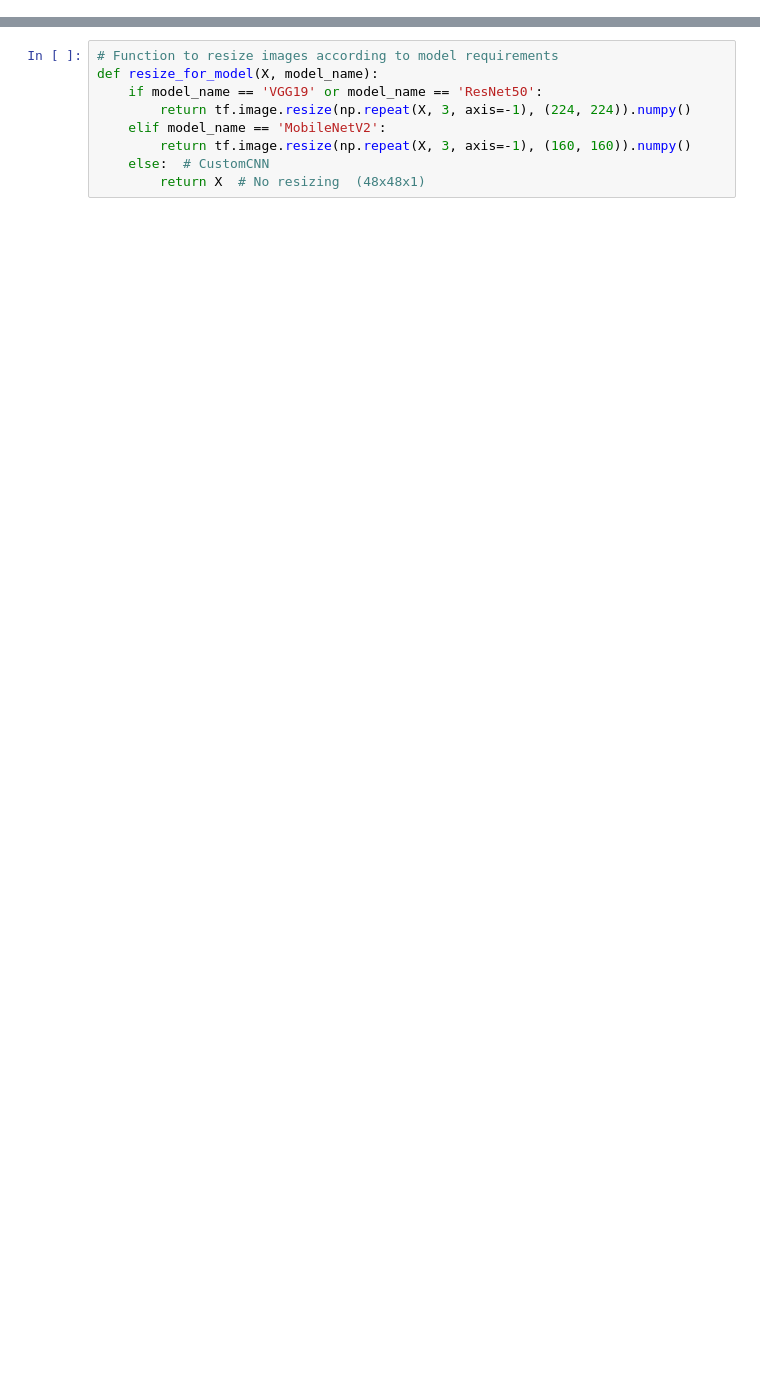
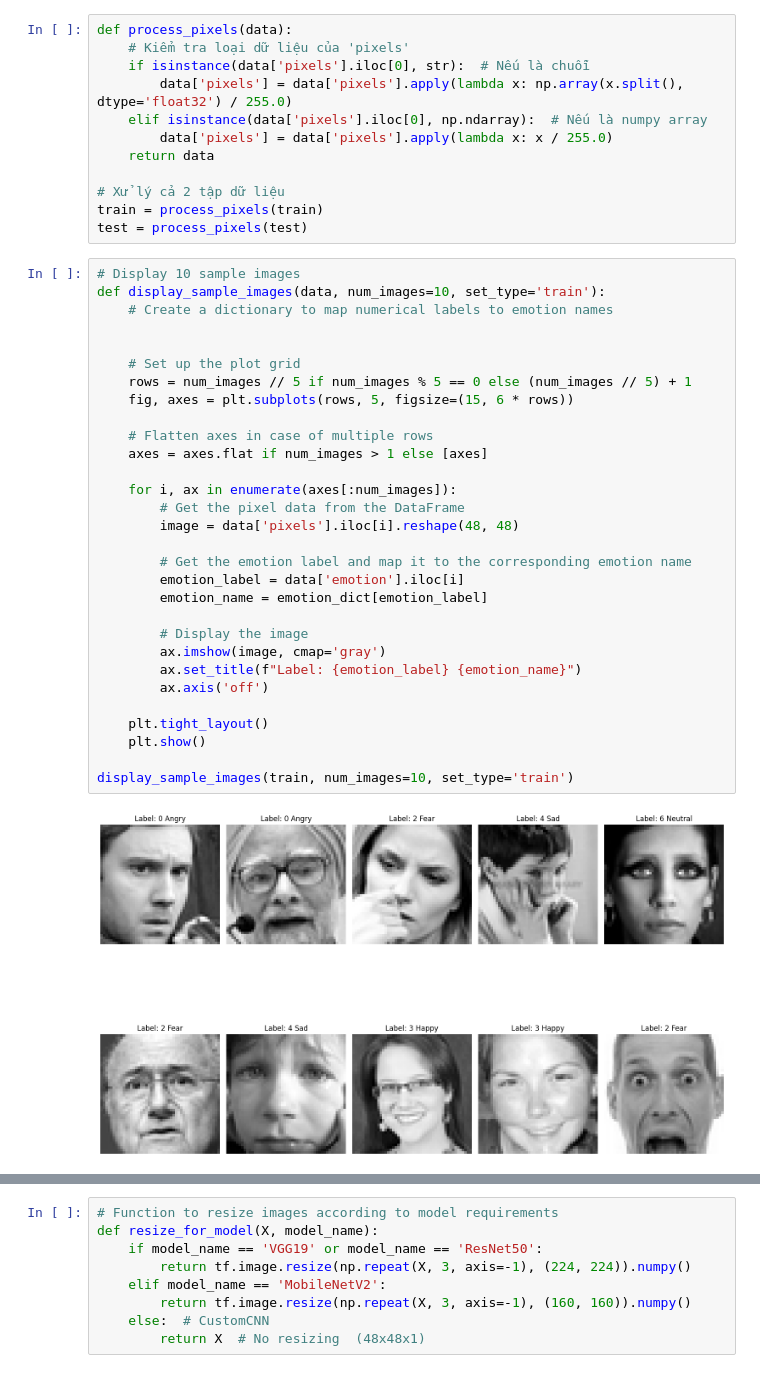
Before and after one commit to dvanvo/FaceEmotionRecognition, a Jupyter notebook: fer24.ipynb, the cells around one changed output, grey strips where cells are left out. Cells and saved outputs as stored; diff of their text form; blank space fills up the shorter version.

```diff
--- a/fer24.ipynb
+++ b/fer24.ipynb
@@ -49,0 +91,44 @@ datagen_mobilenet = ImageDataGenerator(rotation_range=20, width_shift_range=0.2,
+# %%
+def process_pixels(data):
+    # Kiểm tra loại dữ liệu của 'pixels'
+    if isinstance(data['pixels'].iloc[0], str):  # Nếu là chuỗi
+        data['pixels'] = data['pixels'].apply(lambda x: np.array(x.split(), dtype='float32') / 255.0)
+    elif isinstance(data['pixels'].iloc[0], np.ndarray):  # Nếu là numpy array
+        data['pixels'] = data['pixels'].apply(lambda x: x / 255.0)
+    return data
+
+# Xử lý cả 2 tập dữ liệu
+train = process_pixels(train)
+test = process_pixels(test)
+# %%
+# Display 10 sample images
+def display_sample_images(data, num_images=10, set_type='train'):
+    # Create a dictionary to map numerical labels to emotion names
+
+
+    # Set up the plot grid
+    rows = num_images // 5 if num_images % 5 == 0 else (num_images // 5) + 1
+    fig, axes = plt.subplots(rows, 5, figsize=(15, 6 * rows))
+
+    # Flatten axes in case of multiple rows
+    axes = axes.flat if num_images > 1 else [axes]
+
+    for i, ax in enumerate(axes[:num_images]):
+        # Get the pixel data from the DataFrame
+        image = data['pixels'].iloc[i].reshape(48, 48)
+
+        # Get the emotion label and map it to the corresponding emotion name
+        emotion_label = data['emotion'].iloc[i]
+        emotion_name = emotion_dict[emotion_label]
+
+        # Display the image
+        ax.imshow(image, cmap='gray')
+        ax.set_title(f"Label: {emotion_label} {emotion_name}")
+        ax.axis('off')
+
+    plt.tight_layout()
+    plt.show()
+
+display_sample_images(train, num_images=10, set_type='train')
+# %% [output]
+[figure, added]
```
Also changed, not shown: parts of 17 cells of this notebook.
